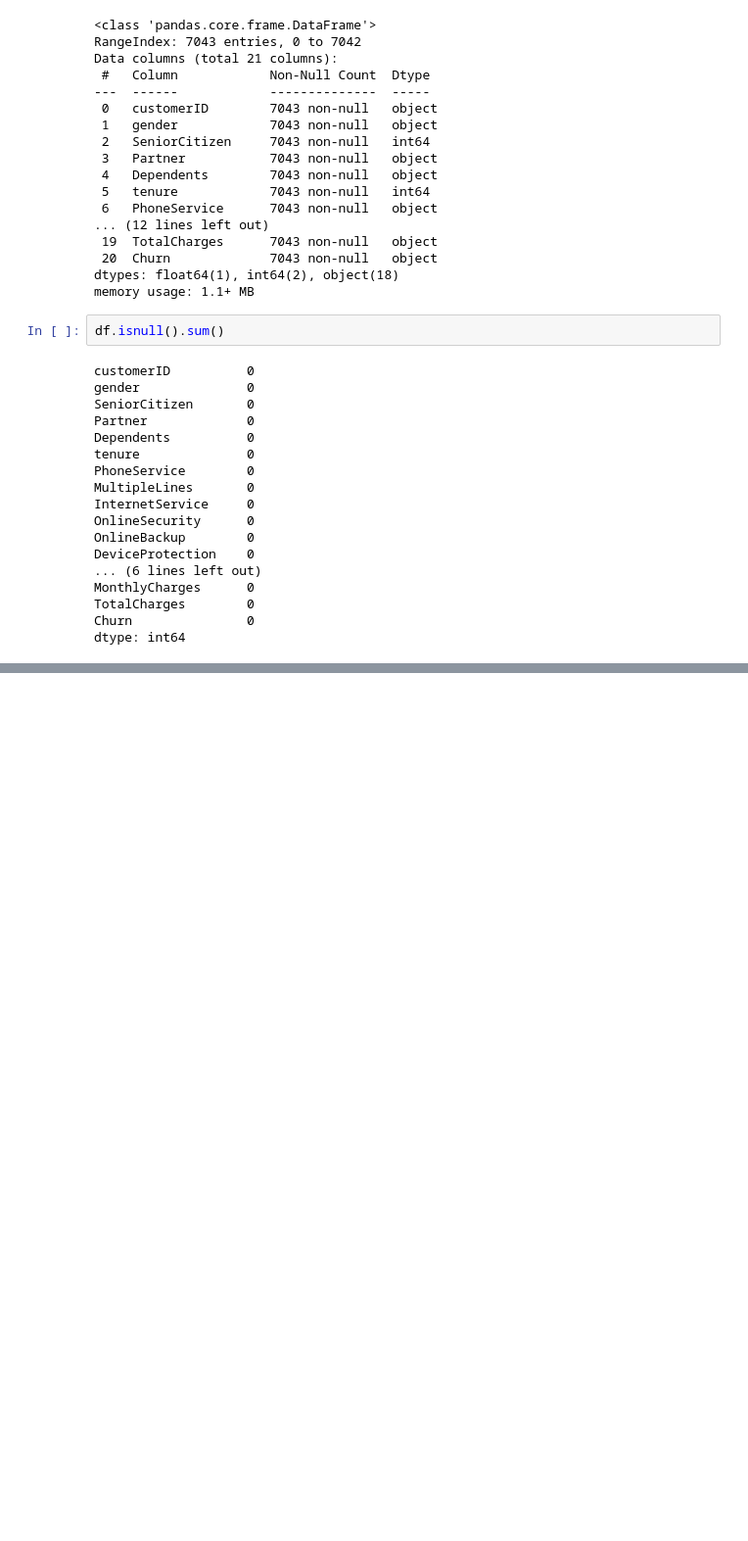
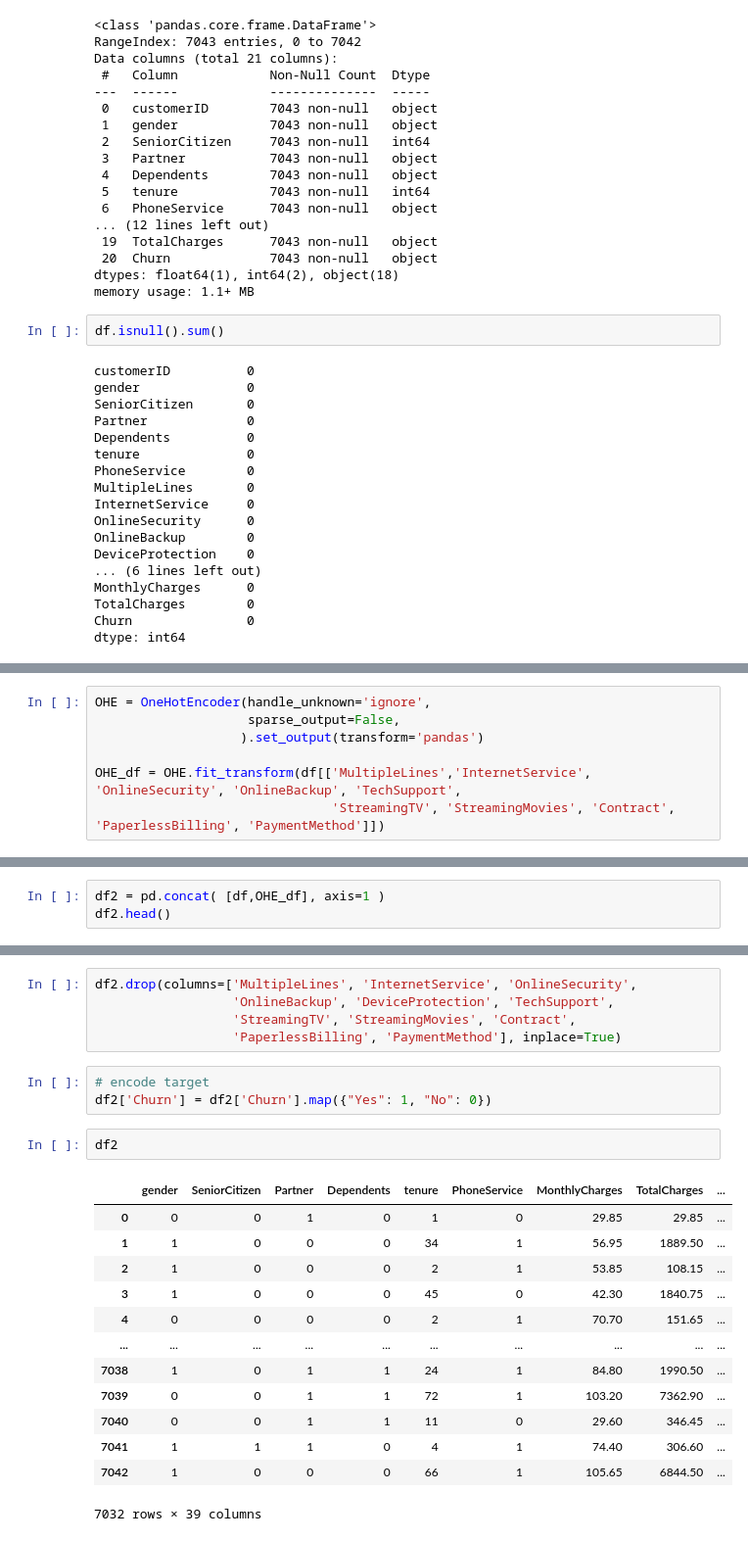
Before and after one commit to g4m3m4g/Telco-Churn-Pipeline, a Jupyter notebook: Pipeline.ipynb, the cells around one changed output, grey strips where cells are left out. Shown at 98% size. Saved outputs shown, nothing was run; the diff lists cells and outputs as text; blank space fills up the shorter version.

```diff
--- a/Pipeline.ipynb
+++ b/Pipeline.ipynb
@@ -92,0 +196,7 @@ df.head(3)
+# %%
+OHE = OneHotEncoder(handle_unknown='ignore',
+                    sparse_output=False,
+                   ).set_output(transform='pandas')
+
+OHE_df = OHE.fit_transform(df[['MultipleLines','InternetService', 'OnlineSecurity', 'OnlineBackup', 'TechSupport',
+                               'StreamingTV', 'StreamingMovies', 'Contract', 'PaperlessBilling', 'PaymentMethod']])
@@ -92,0 +219,3 @@ df.head(3)
+# %%
+df2 = pd.concat( [df,OHE_df], axis=1 )
+df2.head()
@@ -92,0 +250,24 @@ df.head(3)
+# %%
+df2.drop(columns=['MultipleLines', 'InternetService', 'OnlineSecurity',
+                  'OnlineBackup', 'DeviceProtection', 'TechSupport',
+                  'StreamingTV', 'StreamingMovies', 'Contract',
+                  'PaperlessBilling', 'PaymentMethod'], inplace=True)
+# %%
+# encode target
+df2['Churn'] = df2['Churn'].map({"Yes": 1, "No": 0})
+# %%
+df2
+# %% [output]
+|  | gender | SeniorCitizen | Partner | Dependents | tenure | PhoneService | MonthlyCharges | TotalCharges | ... |
+| 0 | 0 | 0 | 1 | 0 | 1 | 0 | 29.85 | 29.85 | ... |
+| 1 | 1 | 0 | 0 | 0 | 34 | 1 | 56.95 | 1889.50 | ... |
+| 2 | 1 | 0 | 0 | 0 | 2 | 1 | 53.85 | 108.15 | ... |
+| 3 | 1 | 0 | 0 | 0 | 45 | 0 | 42.30 | 1840.75 | ... |
+| 4 | 0 | 0 | 0 | 0 | 2 | 1 | 70.70 | 151.65 | ... |
+| ... | ... | ... | ... | ... | ... | ... | ... | ... | ... |
+| 7038 | 1 | 0 | 1 | 1 | 24 | 1 | 84.80 | 1990.50 | ... |
+| 7039 | 0 | 0 | 1 | 1 | 72 | 1 | 103.20 | 7362.90 | ... |
+| 7040 | 0 | 0 | 1 | 1 | 11 | 0 | 29.60 | 346.45 | ... |
+| 7041 | 1 | 1 | 1 | 0 | 4 | 1 | 74.40 | 306.60 | ... |
+| 7042 | 1 | 0 | 0 | 0 | 66 | 1 | 105.65 | 6844.50 | ... |
+7032 rows × 39 columns
```
Also changed, not shown: parts of 36 cells of this notebook.
